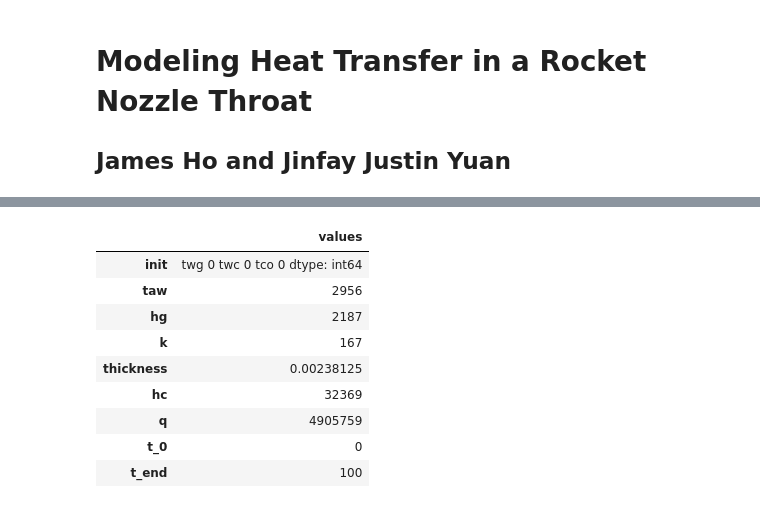
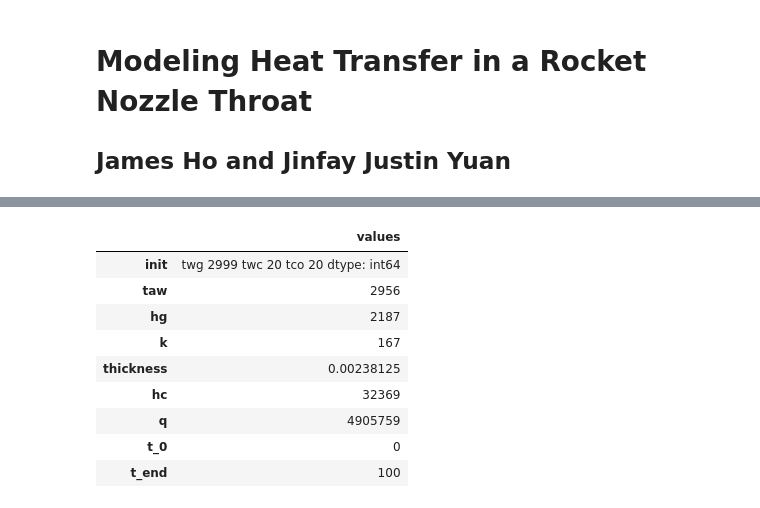
Before and after one commit to jamesHo22/Project2, a Jupyter notebook: Ultimate Real Project .ipynb, the cells around one changed output, grey strips where cells are left out. Drawn from its saved outputs; the diff is of its cells as text; code cells hidden in the pictures.

```diff
--- a/Ultimate Real Project .ipynb
+++ b/Ultimate Real Project .ipynb
@@ -101,19 +100,19 @@ def plot_results(twg,twc,tco):
 
     decorate(xlabel='Time',
              ylabel='Temperature')
-# %%
-system = make_system(0,0,0)
-# %% [output]
-|  | values |
-| init | twg 0 twc 0 tco 0 dtype: int64 |
-| taw | 2956 |
-| hg | 2187 |
-| k | 167 |
-| thickness | 0.00238125 |
-| hc | 32369 |
-| q | 4905759 |
-| t_0 | 0 |
-| t_end | 100 |
+# %%
+system = make_system(2999,20,20)
+# %% [output]
+|  | values |
+| init | twg 2999 twc 20 tco 20 dtype: int64 |
+| taw | 2956 |
+| hg | 2187 |
+| k | 167 |
+| thickness | 0.00238125 |
+| hc | 32369 |
+| q | 4905759 |
+| t_0 | 0 |
+| t_end | 100 |
 # %%
 results = run_simulation(system, update_func)
 plot_results(results.twg,results.twc, results.tco)
```
Also changed, not shown: parts of 3 cells of this notebook, 1 other file.
